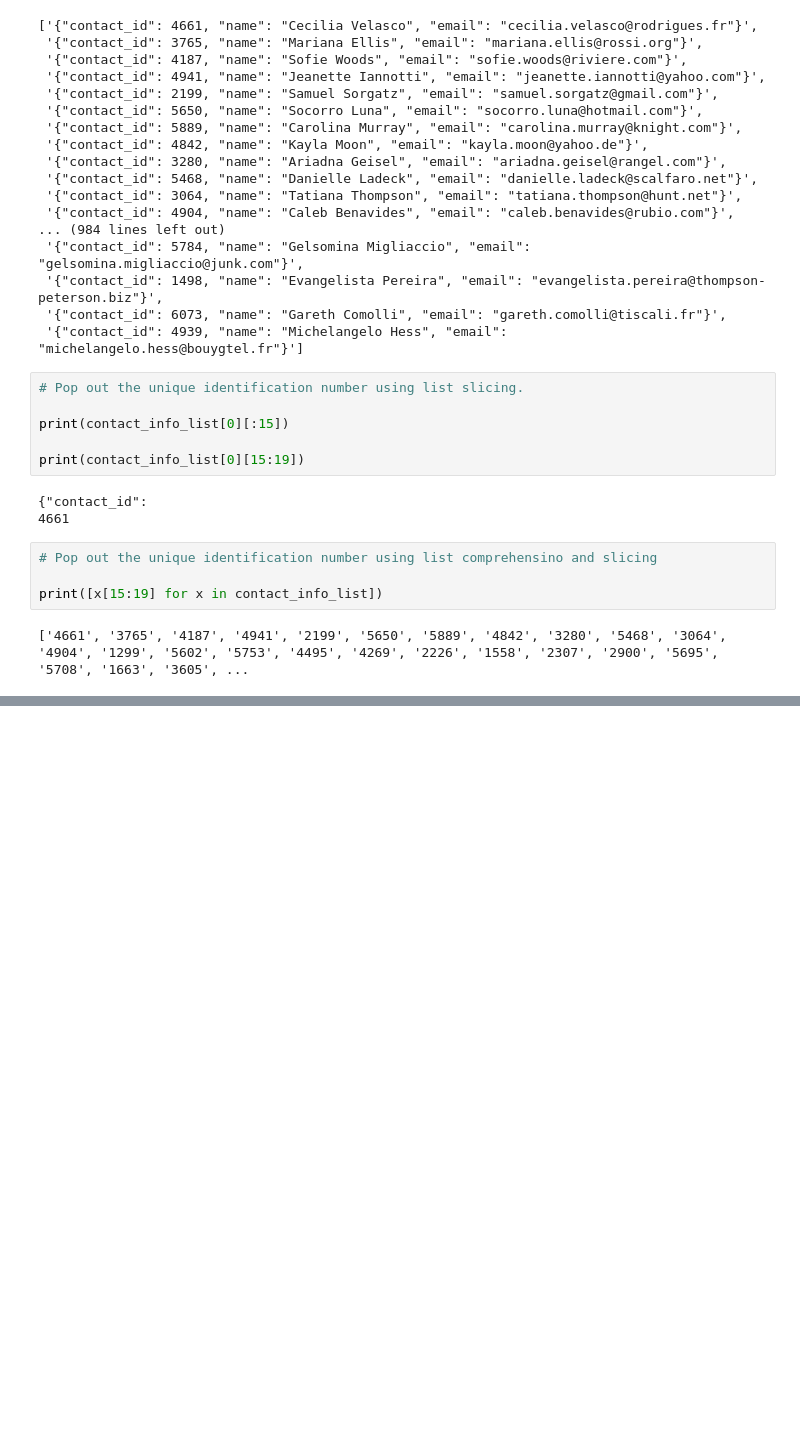
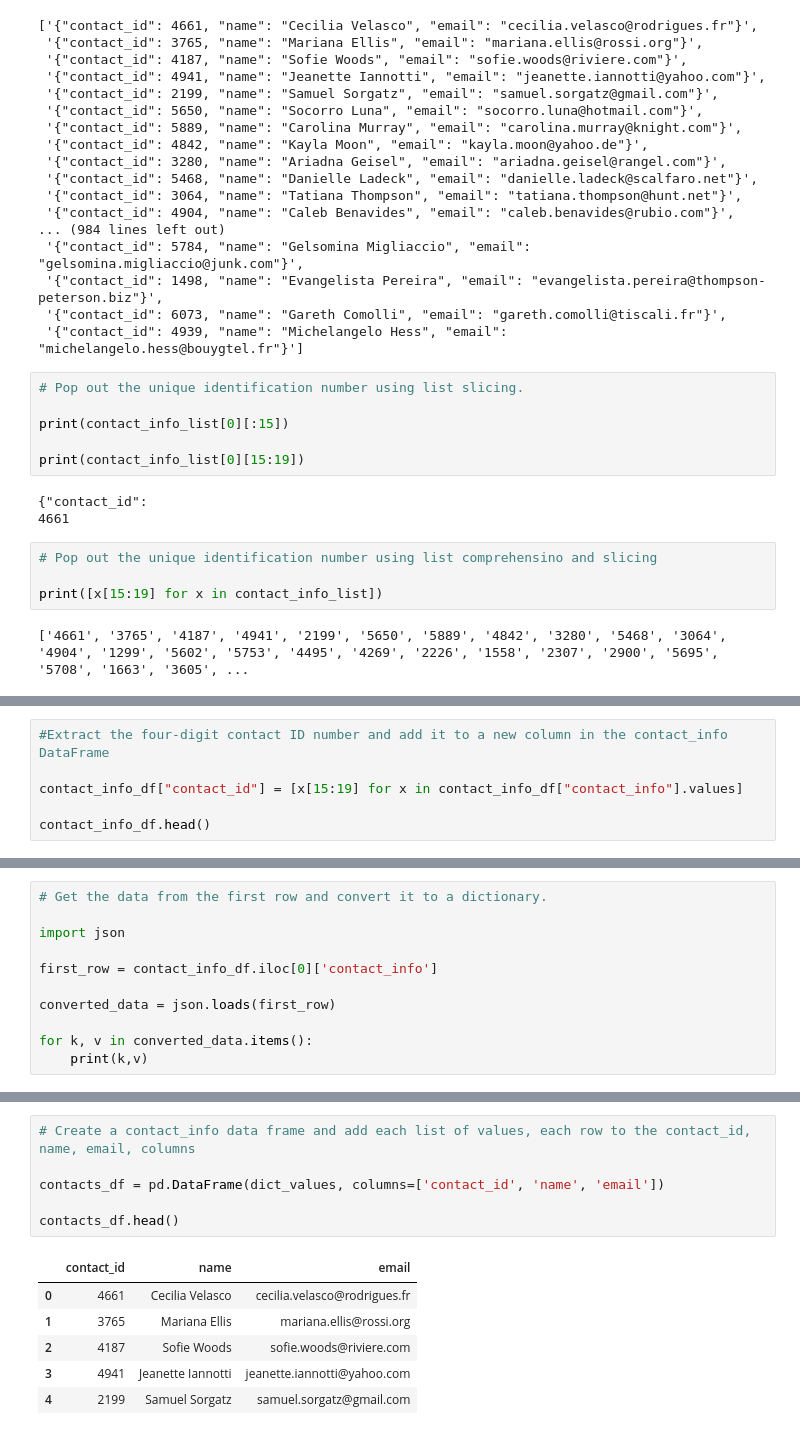
Before and after one commit to Adam-Warrick/crowdfunding_etl, a Jupyter notebook: crowdfunding_python_data.ipynb, the cells around one changed output, grey strips where cells are left out. Drawn from its saved outputs; the diff is of its cells as text; blank space fills up the shorter version.

```diff
--- a/crowdfunding_python_data.ipynb
+++ b/crowdfunding_python_data.ipynb
@@ -462,0 +463,6 @@ campaign_cleaned.to_csv('campaign.csv', index=False, encoding='utf8')
+# %%
+#Extract the four-digit contact ID number and add it to a new column in the contact_info DataFrame
+
+contact_info_df["contact_id"] = [x[15:19] for x in contact_info_df["contact_info"].values]
+
+contact_info_df.head()
@@ -462,0 +476,11 @@ campaign_cleaned.to_csv('campaign.csv', index=False, encoding='utf8')
+# %%
+# Get the data from the first row and convert it to a dictionary.
+
+import json
+
+first_row = contact_info_df.iloc[0]['contact_info']
+
+converted_data = json.loads(first_row)
+
+for k, v in converted_data.items():
+    print(k,v)
@@ -462,0 +515,13 @@ campaign_cleaned.to_csv('campaign.csv', index=False, encoding='utf8')
+# %%
+# Create a contact_info data frame and add each list of values, each row to the contact_id, name, email, columns
+
+contacts_df = pd.DataFrame(dict_values, columns=['contact_id', 'name', 'email'])
+
+contacts_df.head()
+# %% [output]
+|  | contact_id | name | email |
+| 0 | 4661 | Cecilia Velasco | cecilia.velasco@rodrigues.fr |
+| 1 | 3765 | Mariana Ellis | mariana.ellis@rossi.org |
+| 2 | 4187 | Sofie Woods | sofie.woods@riviere.com |
+| 3 | 4941 | Jeanette Iannotti | jeanette.iannotti@yahoo.com |
+| 4 | 2199 | Samuel Sorgatz | samuel.sorgatz@gmail.com |
```
Also changed, not shown: parts of 19 cells of this notebook, 1 other file.
